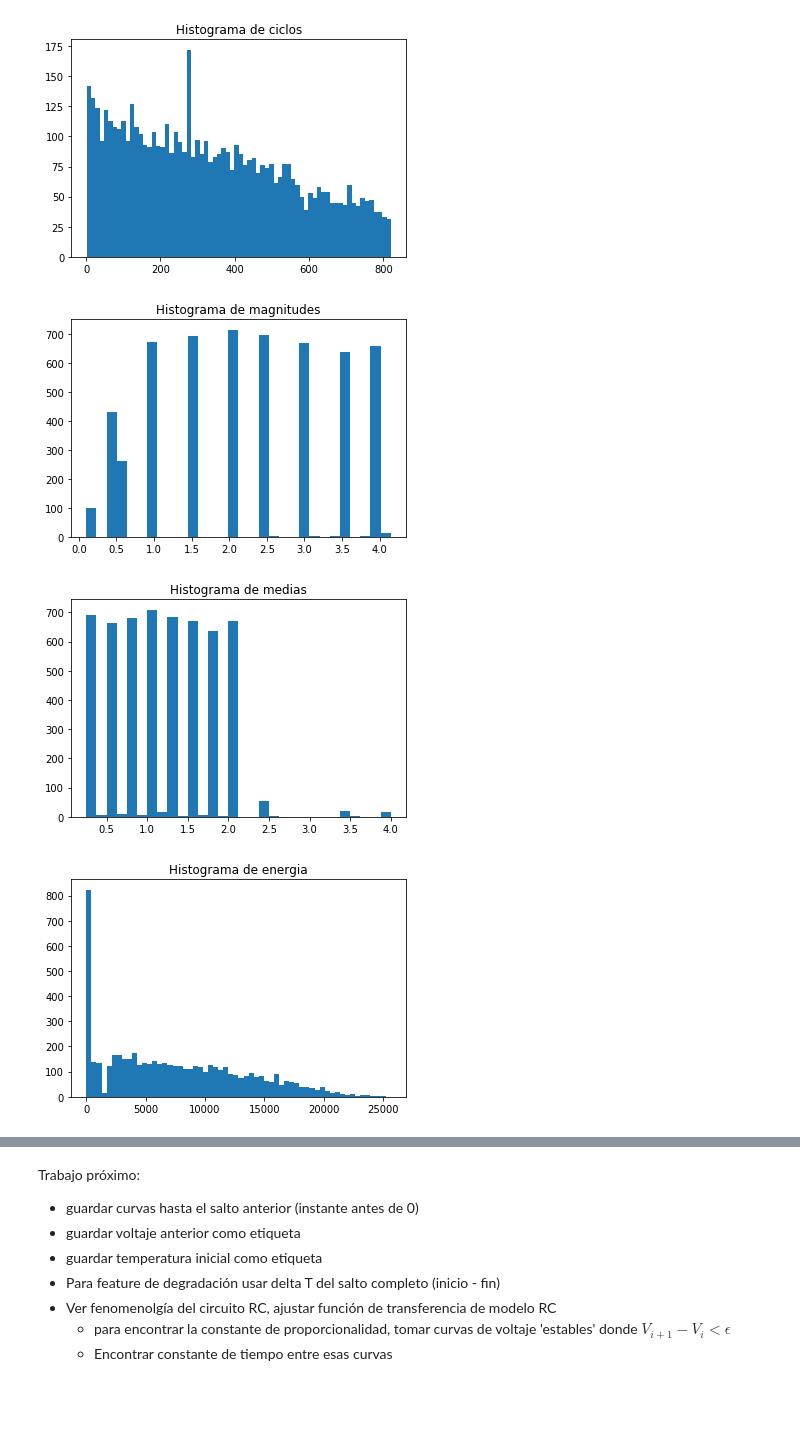
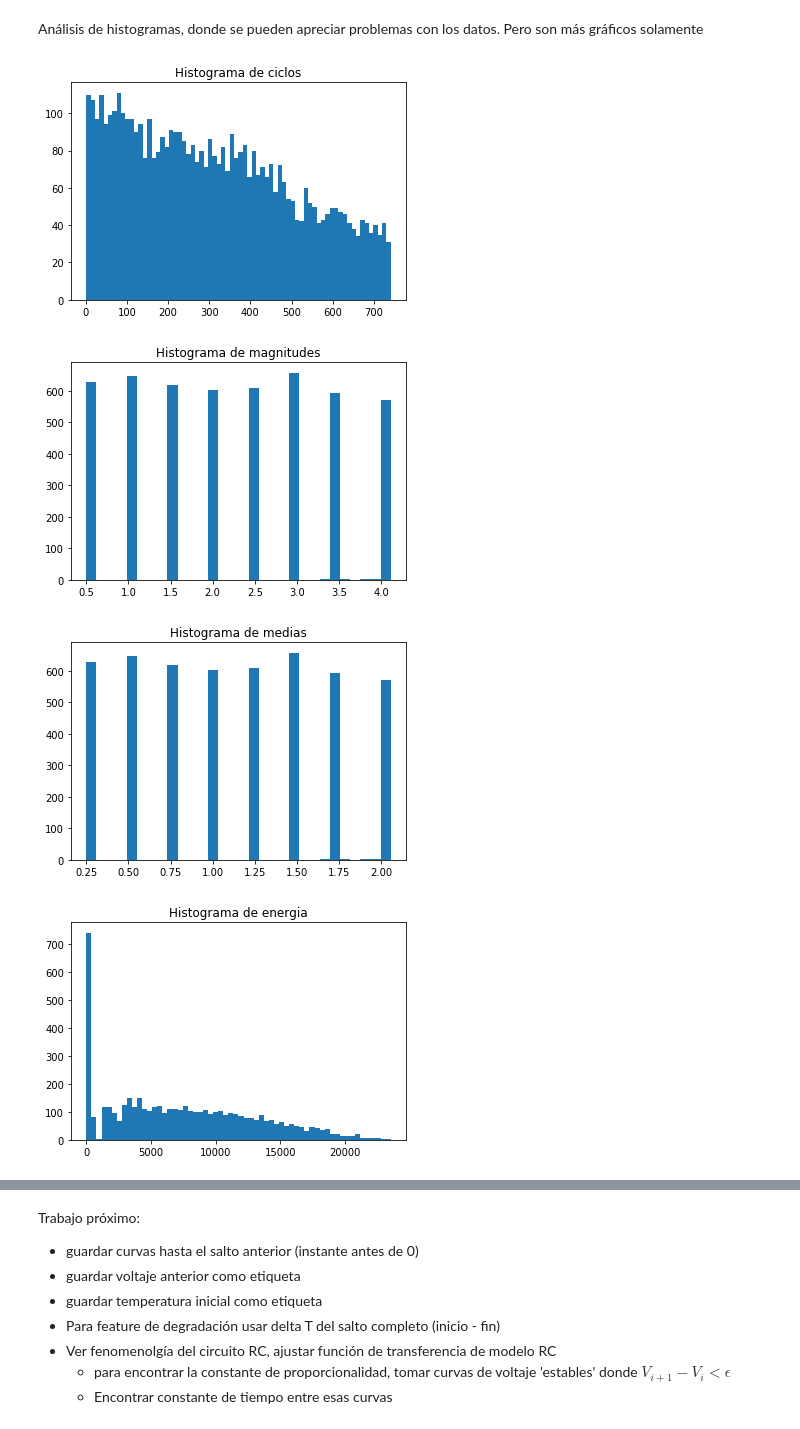
Before and after one commit to MartinVIllesca/Analisis_Baterias, a Jupyter notebook: notebooks/exploracion.ipynb, the cells around one changed output, grey strips where cells are left out. Drawn from its saved outputs; the diff is of its cells as text; code cells hidden in the pictures; blank space fills up the shorter version.

Commit message:
comentarios agregados para mejor guia, aun faltan

```diff
--- a/notebooks/exploracion.ipynb
+++ b/notebooks/exploracion.ipynb
@@ -9,12 +11,12 @@ import matplotlib.pyplot as plt
 from mpl_toolkits.mplot3d import Axes3D
 # %%
 # carga de caminata aleatoria
-documento = '../../Battery_Uniform_Distribution_Discharge_Room_Temp_DataSet_2Post/data/Matlab/RW3.mat'
+documento = '../../Battery_Uniform_Distribution_Discharge_Room_Temp_DataSet_2Post/data/Matlab/RW5.mat'
 comentarios = ['discharge (random walk)',
                'rest (random walk)',
                'rest post random walk discharge']
-for s in comentarios: print(s)
+# for s in comentarios: print(s)
 comentario_final = ['charge (after random walk discharge)']
-for s in comentario_final: print(s)
+# for s in comentario_final: print(s)
 t, v, c, temp, T = carga_de_datos(documento, comentarios, comentario_final, nofinal=False)
 # %% [output]
@@ -187,11 +215,20 @@ for i in c.keys():
             dx = 90
             di = 10
 
-            aux = guardar_serie_entre(v[i], idx, 2*dx)
+#             aux = guardar_serie_entre(v[i], idx, 2*dx)
+#             arr_voltaje_salto.append(aux)
+#             arr_corriente_salto.append(guardar_serie_entre(c[i], idx, 2*dx, tamanno=len(aux)))
+#             arr_tiempo_salto.append(guardar_serie_entre(t[i], idx, 2*dx, tamanno=len(aux)))
+#             arr_temperatura_salto.append(guardar_serie_entre(temp[i], idx, 2*dx, tamanno=len(aux)))
+
+            inicio, fin, aux = guardar_serie_entre2(c[i], idx, corriente=True)
+            arr_corriente_salto.append(aux)
+            _, _, aux = guardar_serie_entre2(v[i], idx, inicio=inicio, fin=fin)
             arr_voltaje_salto.append(aux)
-            arr_corriente_salto.append(guardar_serie_entre(c[i], idx, 2*dx, tamanno=len(aux)))
-            arr_tiempo_salto.append(guardar_serie_entre(t[i], idx, 2*dx, tamanno=len(aux)))
-            arr_temperatura_salto.append(guardar_serie_entre(temp[i], idx, 2*dx, tamanno=len(aux)))
+            _, _, aux = guardar_serie_entre2(t[i], idx, inicio=inicio, fin=fin)
+            arr_tiempo_salto.append(aux)
+            _, _, aux = guardar_serie_entre2(temp[i], idx, inicio=inicio, fin=fin)
+            arr_temperatura_salto.append(aux)
 
             ti = idx
 
@@ -333,11 +391,29 @@ plt.show()
+# %% [markdown]
+Análisis de histogramas, donde se pueden apreciar problemas con los datos. Pero son más gráficos solamente
 # %%
 # analisis estadistico de los ciclos: ploteo de histogramas
 plt.hist(df['ciclo'], bins=70), plt.title('Histograma de ciclos'), plt.show()
 plt.hist(df['magnitud'], bins=30), plt.title('Histograma de magnitudes'), plt.show()
 plt.hist(df['media'], bins=30), plt.title('Histograma de medias'), plt.show()
 plt.hist(df['energia'], bins=60), plt.title('Histograma de energia'), plt.show()
+# print(len(df))
+# df_2['temp_ini'] = df['temp_ini'].drop(index=[df['temp_ini'] <= 0][0] * np.arange(0, len(df)))
+# print(len(df_2))
+plt.hist(df['temp_ini'], bins=60), plt.title('Histograma de temperatura inicial'), plt.show()
+
+for i in range(3,9):
+    plt.plot(df['tiempo'][i], df['voltaje'][i])
+plt.show()
+
+for i in range(3,9):
+    plt.plot(df['tiempo'][i], df['corriente'][i])
+plt.show()
+
+for i in range(3,9):
+    plt.plot(df['tiempo'][i], df['temperatura'][i])
+plt.show()
 # %% [output]
-[figure, old version]
+[figure, new version]
-[figure, old version]
+[figure, new version]
-[figure, old version]
+[figure, new version]
-[figure, old version]
+[figure, new version]
```
Also changed, not shown: parts of 28 cells of this notebook, 1 other file.
